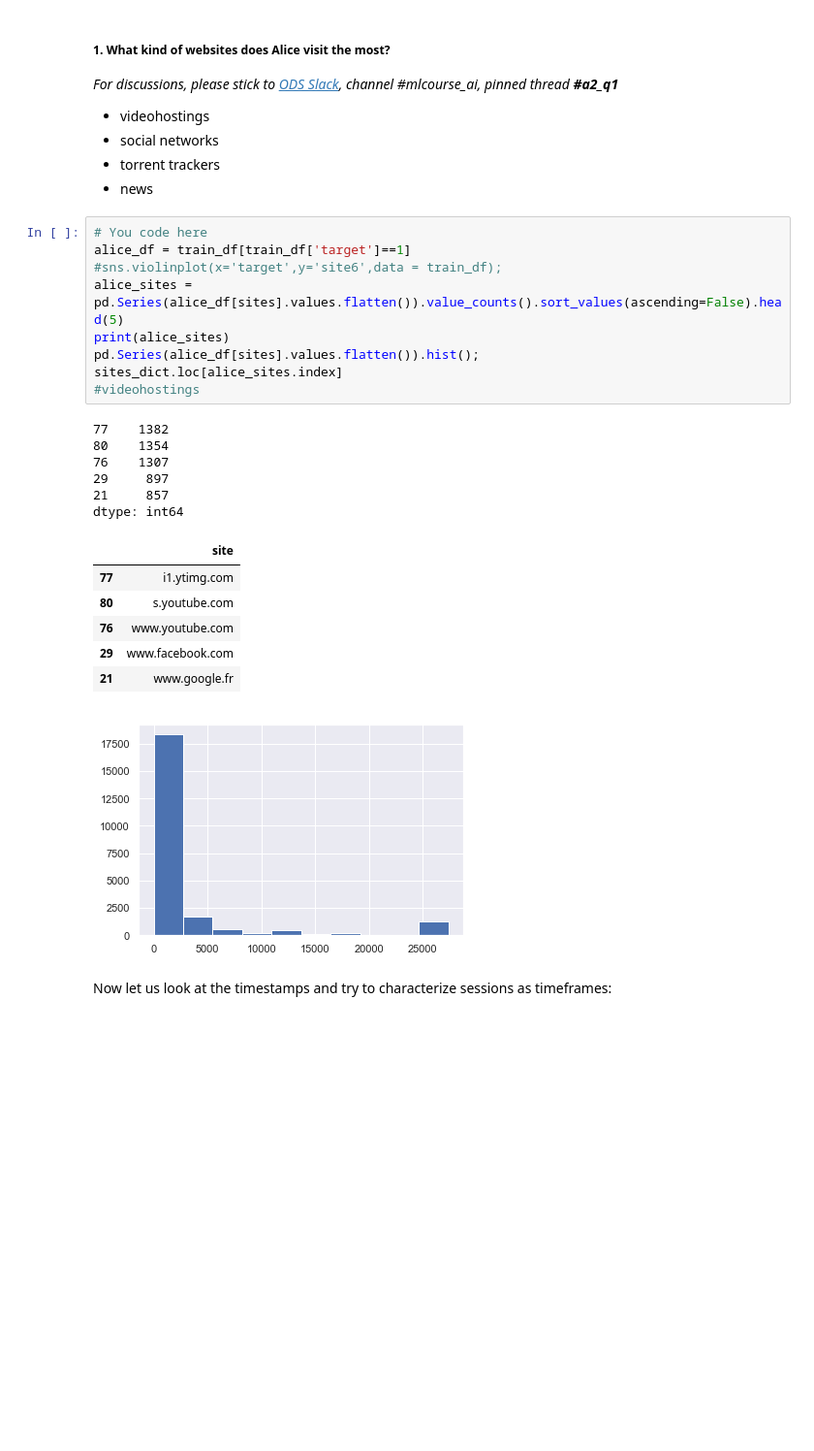
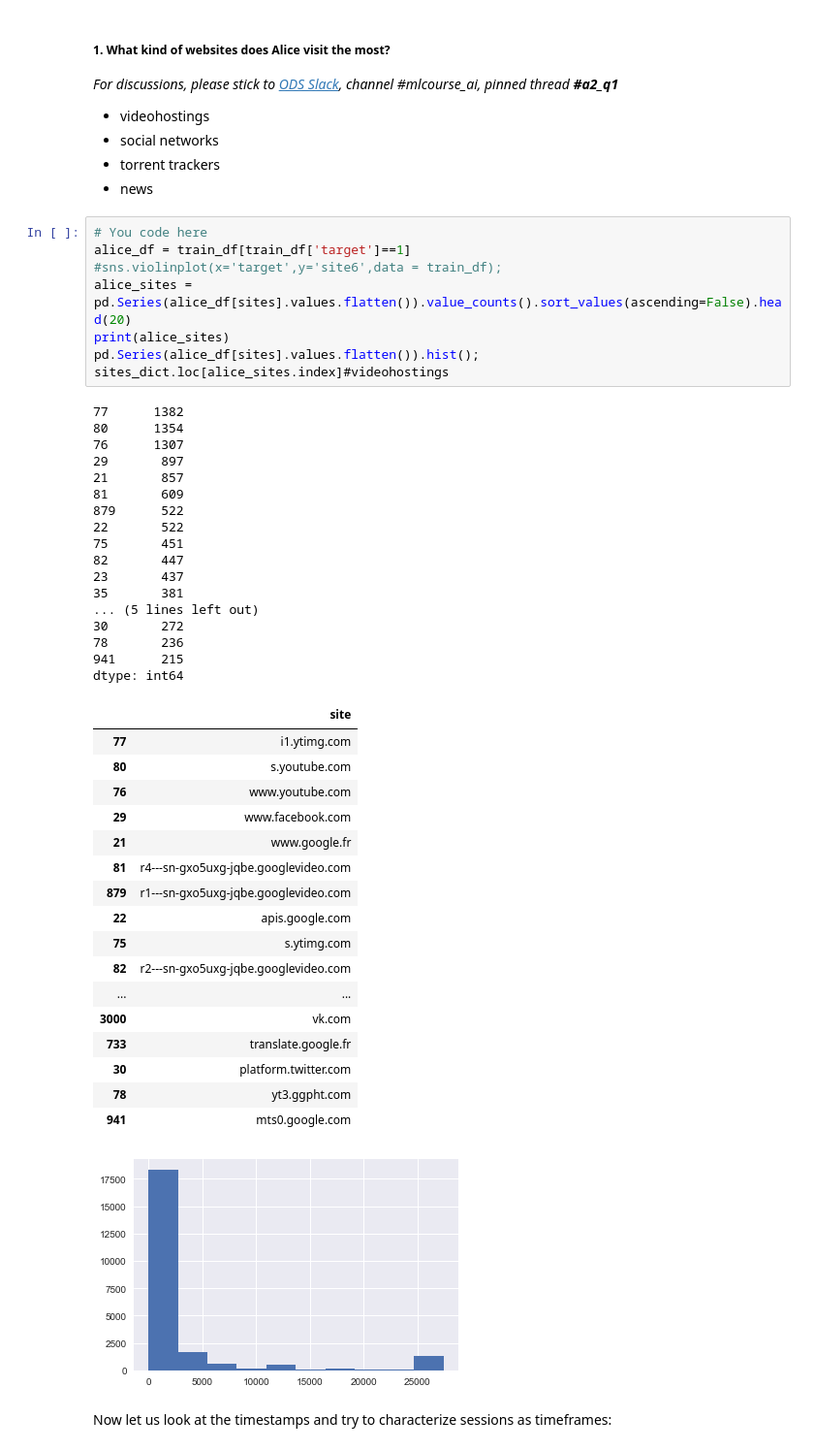
Before and after one commit to mudcrab88/ods_course, a Jupyter notebook: assignment2_part1_alice_logistic_regression.ipynb, the cells around one changed output. Shown: that part at 97% size. Saved outputs shown, nothing was run; the diff lists cells and outputs as text; blank space fills up the shorter version.

```diff
--- a/assignment2_part1_alice_logistic_regression.ipynb
+++ b/assignment2_part1_alice_logistic_regression.ipynb
@@ -168,26 +168,47 @@ dtype: int64
 # %%
 # You code here
 alice_df = train_df[train_df['target']==1]
 #sns.violinplot(x='target',y='site6',data = train_df);
-alice_sites = pd.Series(alice_df[sites].values.flatten()).value_counts().sort_values(ascending=False).head(5)
+alice_sites = pd.Series(alice_df[sites].values.flatten()).value_counts().sort_values(ascending=False).head(20)
 print(alice_sites)
 pd.Series(alice_df[sites].values.flatten()).hist();
-sites_dict.loc[alice_sites.index]
-#videohostings
+sites_dict.loc[alice_sites.index]#videohostings
 # %% [output]
-77    1382
-80    1354
-76    1307
-29     897
-21     857
+77      1382
+80      1354
+76      1307
+29       897
+21       857
+81       609
+879      522
+22       522
+75       451
+82       447
+23       437
+35       381
+... (5 lines left out)
+30       272
+78       236
+941      215
 dtype: int64
 |  | site |
 | 77 | i1.ytimg.com |
 | 80 | s.youtube.com |
 | 76 | www.youtube.com |
 | 29 | www.facebook.com |
 | 21 | www.google.fr |
+| 81 | r4---sn-gxo5uxg-jqbe.googlevideo.com |
+| 879 | r1---sn-gxo5uxg-jqbe.googlevideo.com |
+| 22 | apis.google.com |
+| 75 | s.ytimg.com |
+| 82 | r2---sn-gxo5uxg-jqbe.googlevideo.com |
+| ... | ... |
+| 3000 | vk.com |
+| 733 | translate.google.fr |
+| 30 | platform.twitter.com |
+| 78 | yt3.ggpht.com |
+| 941 | mts0.google.com |
-[figure, old version]
+[figure, new version]
 # %% [markdown]
 Now let us look at the timestamps and try to characterize sessions as timeframes:
 # %%
```
Also changed, not shown: parts of 22 cells of this notebook, 4 other files.
